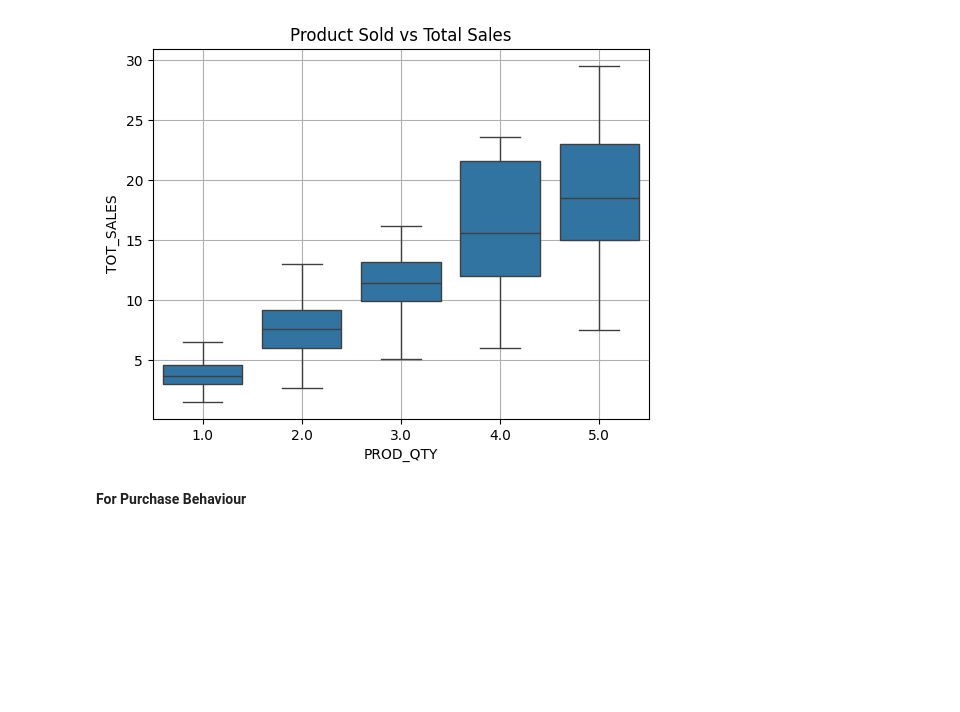
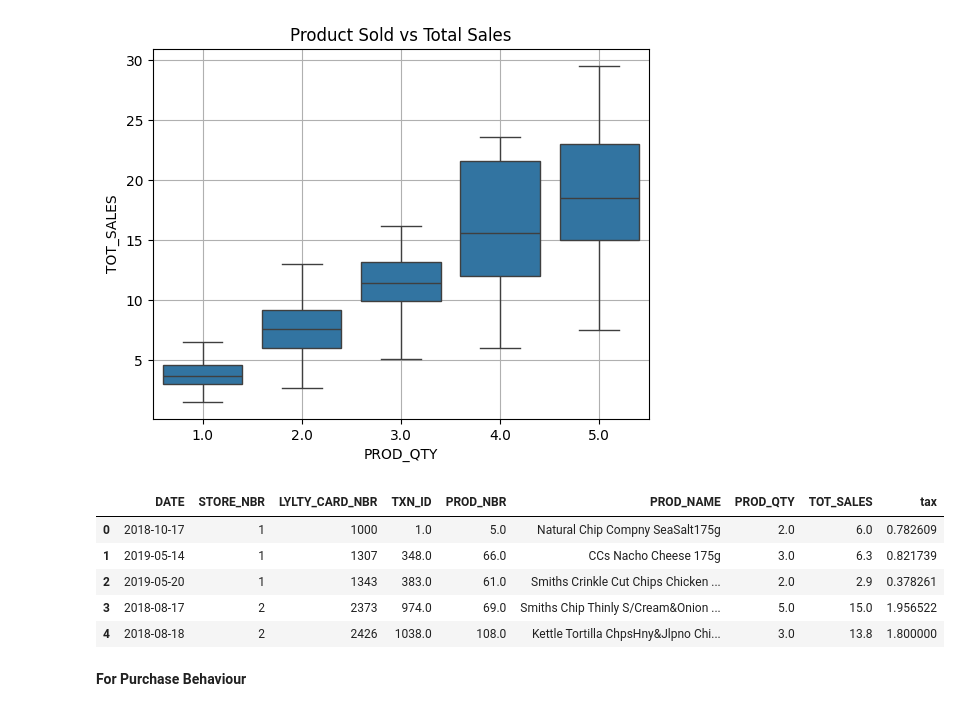
Before and after one commit to ankitg-02/customer-purchase-and-transactional-behavoiur-analysis, a Jupyter notebook: CPTBA_1.ipynb, the cells around one changed output. Saved outputs shown, nothing was run; the diff lists cells and outputs as text; code cells hidden in the pictures; blank space fills up the shorter version.

```diff
--- a/CPTBA_1.ipynb
+++ b/CPTBA_1.ipynb
@@ -181,6 +181,16 @@ plt.grid(True)
 plt.show()
 # %% [output]
 [figure]
+# %%
+transaction['tax']=transaction['TOT_SALES']-(transaction['TOT_SALES']*1)/1.15
+transaction.head()
+# %% [output]
+|  | DATE | STORE_NBR | LYLTY_CARD_NBR | TXN_ID | PROD_NBR | PROD_NAME | PROD_QTY | TOT_SALES | tax |
+| 0 | 2018-10-17 | 1 | 1000 | 1.0 | 5.0 | Natural Chip Compny SeaSalt175g | 2.0 | 6.0 | 0.782609 |
+| 1 | 2019-05-14 | 1 | 1307 | 348.0 | 66.0 | CCs Nacho Cheese 175g | 3.0 | 6.3 | 0.821739 |
+| 2 | 2019-05-20 | 1 | 1343 | 383.0 | 61.0 | Smiths Crinkle Cut Chips Chicken ... | 2.0 | 2.9 | 0.378261 |
+| 3 | 2018-08-17 | 2 | 2373 | 974.0 | 69.0 | Smiths Chip Thinly S/Cream&Onion ... | 5.0 | 15.0 | 1.956522 |
+| 4 | 2018-08-18 | 2 | 2426 | 1038.0 | 108.0 | Kettle Tortilla ChpsHny&Jlpno Chi... | 3.0 | 13.8 | 1.800000 |
 # %% [markdown]
 **For Purchase Behaviour**
 # %%
```
